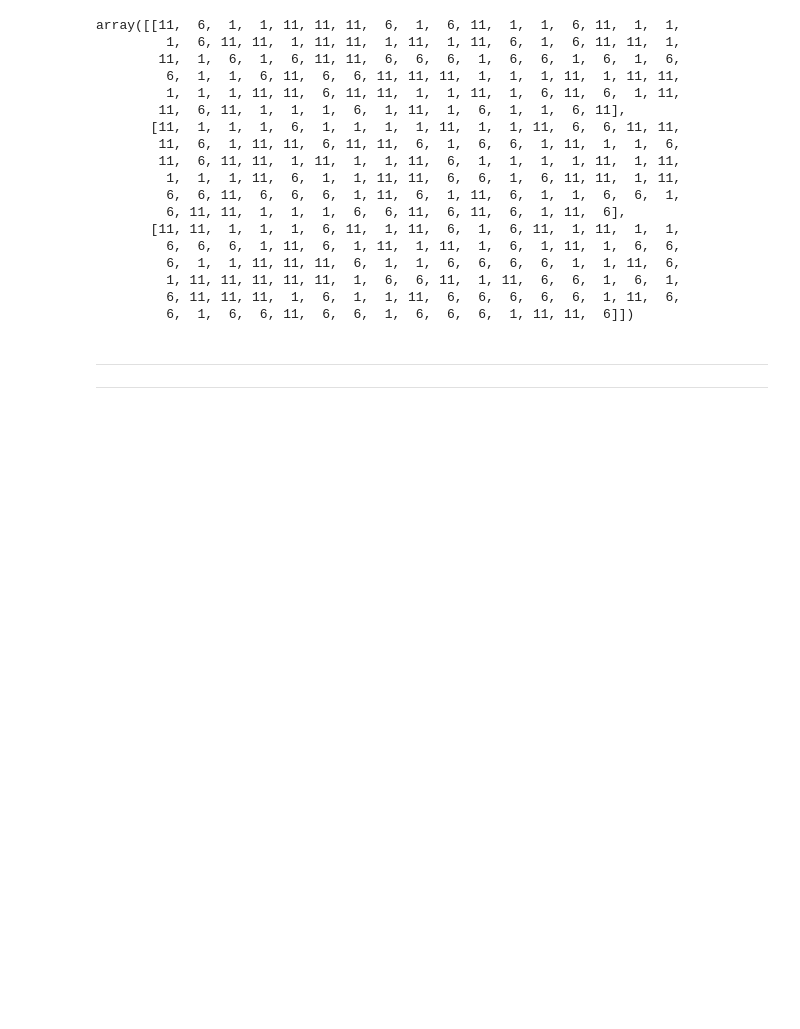
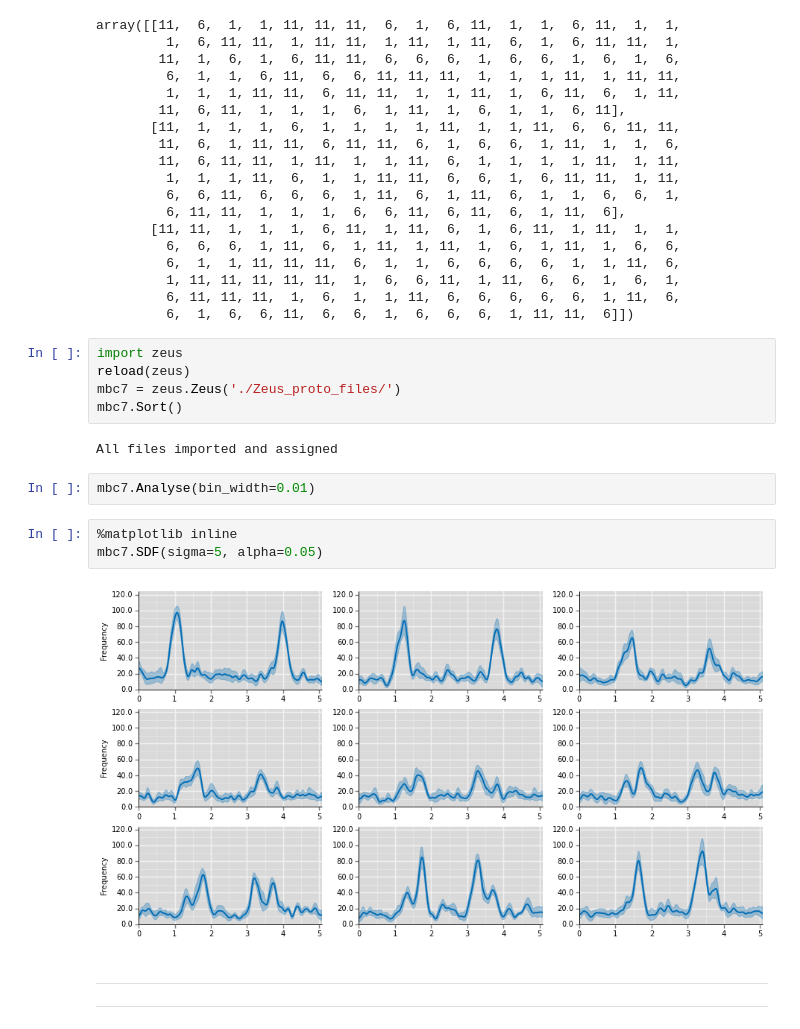
Before and after one commit to maegul/zeus, a Jupyter notebook: Zeus_proto_typing.ipynb, the cells around one changed output. Saved outputs shown, nothing was run; the diff lists cells and outputs as text; blank space fills up the shorter version.

```diff
--- a/Zeus_proto_typing.ipynb
+++ b/Zeus_proto_typing.ipynb
@@ -1276,6 +1322,20 @@ array([[11,  6,  1,  1, 11, 11, 11,  6,  1,  6, 11,  1,  1,  6, 11,  1,  1,
          1, 11, 11, 11, 11, 11,  1,  6,  6, 11,  1, 11,  6,  6,  1,  6,  1,
          6, 11, 11, 11,  1,  6,  1,  1, 11,  6,  6,  6,  6,  6,  1, 11,  6,
          6,  1,  6,  6, 11,  6,  6,  1,  6,  6,  6,  1, 11, 11,  6]])
+# %%
+import zeus
+reload(zeus)
+mbc7 = zeus.Zeus('./Zeus_proto_files/')
+mbc7.Sort()
+# %% [output]
+All files imported and assigned
+# %%
+mbc7.Analyse(bin_width=0.01)
+# %%
+%matplotlib inline
+mbc7.SDF(sigma=5, alpha=0.05)
+# %% [output]
+[figure, added]
 # %% [markdown]
 ---
 
```
Also changed, not shown: parts of 13 cells of this notebook, 2 other files.
